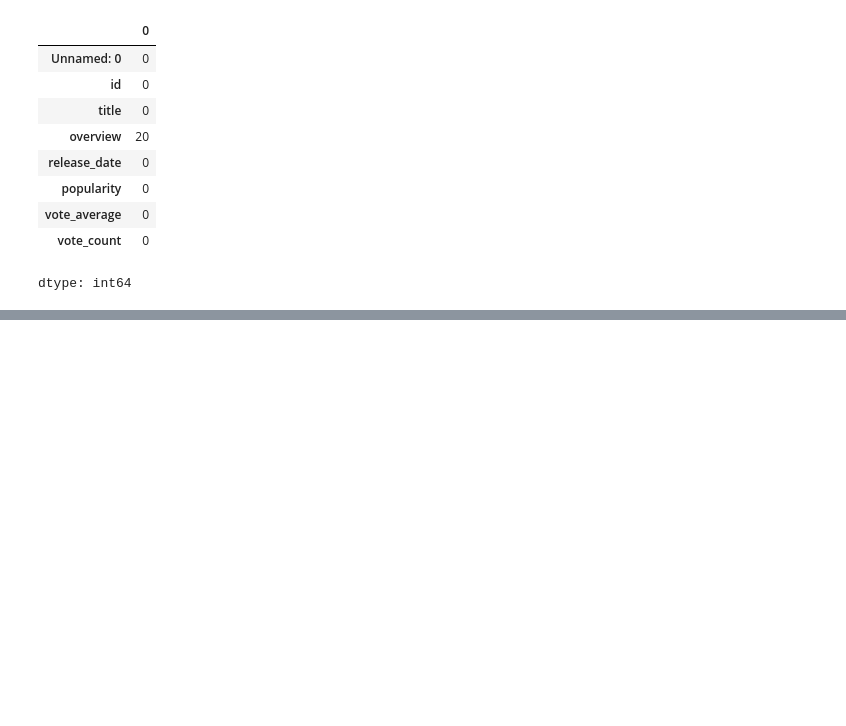
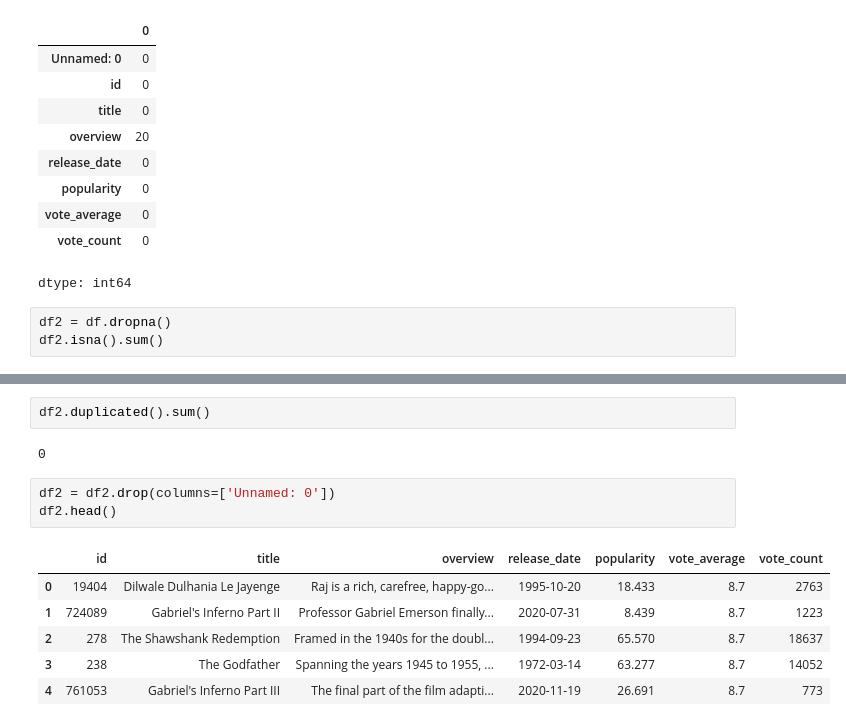
Before and after one commit to AceFroster/Movie-Recommendation, a Jupyter notebook: Movie.ipynb, the cells around one changed output, grey strips where cells are left out. Cells and saved outputs as stored; diff of their text form; blank space fills up the shorter version.

```diff
--- a/Movie.ipynb
+++ b/Movie.ipynb
@@ -72,3 +72,6 @@ df.isna().sum()
 | vote_average | 0 |
 | vote_count | 0 |
 dtype: int64
+# %%
+df2 = df.dropna()
+df2.isna().sum()
@@ -74,0 +89,14 @@ dtype: int64
+# %%
+df2.duplicated().sum()
+# %% [output]
+0
+# %%
+df2 = df2.drop(columns=['Unnamed: 0'])
+df2.head()
+# %% [output]
+|  | id | title | overview | release_date | popularity | vote_average | vote_count |
+| 0 | 19404 | Dilwale Dulhania Le Jayenge | Raj is a rich, carefree, happy-go... | 1995-10-20 | 18.433 | 8.7 | 2763 |
+| 1 | 724089 | Gabriel's Inferno Part II | Professor Gabriel Emerson finally... | 2020-07-31 | 8.439 | 8.7 | 1223 |
+| 2 | 278 | The Shawshank Redemption | Framed in the 1940s for the doubl... | 1994-09-23 | 65.570 | 8.7 | 18637 |
+| 3 | 238 | The Godfather | Spanning the years 1945 to 1955, ... | 1972-03-14 | 63.277 | 8.7 | 14052 |
+| 4 | 761053 | Gabriel's Inferno Part III | The final part of the film adapti... | 2020-11-19 | 26.691 | 8.7 | 773 |
```
Also changed, not shown: parts of 6 cells of this notebook.
